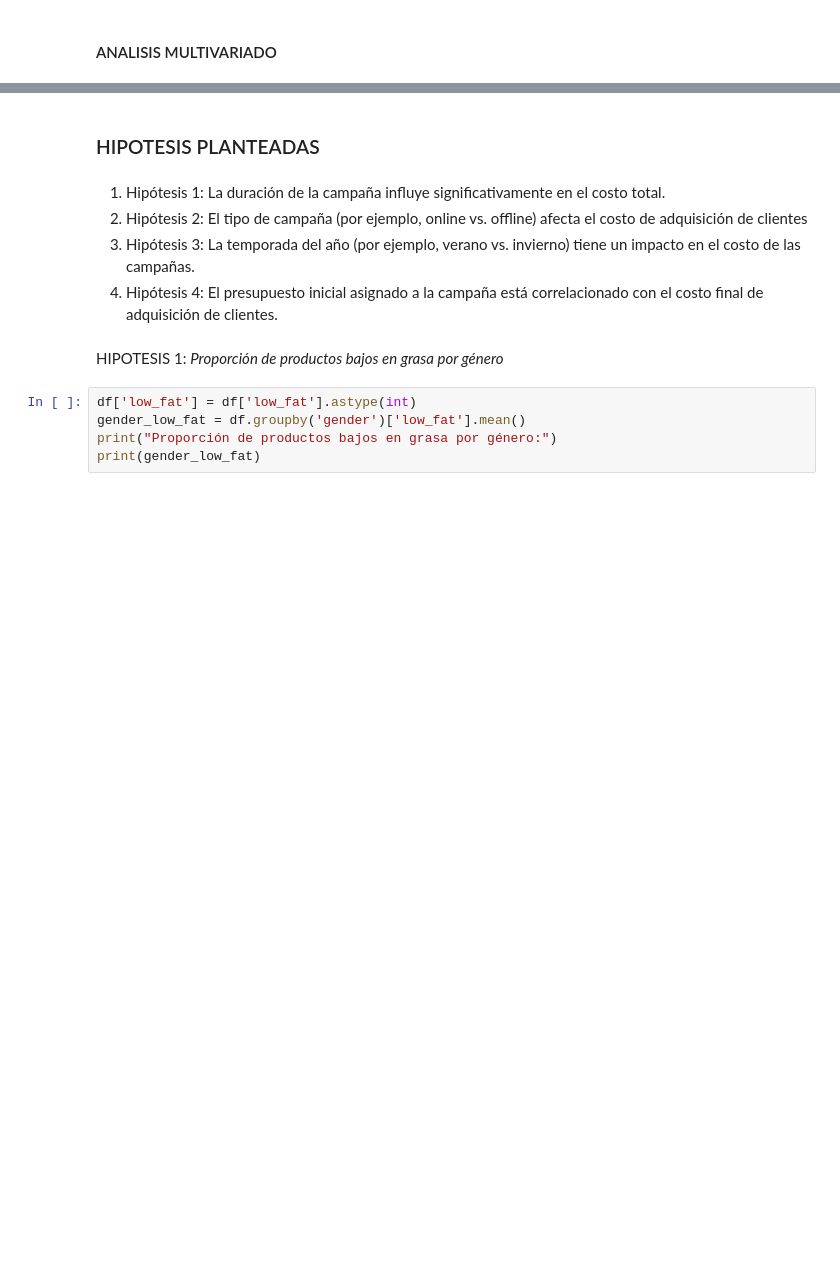
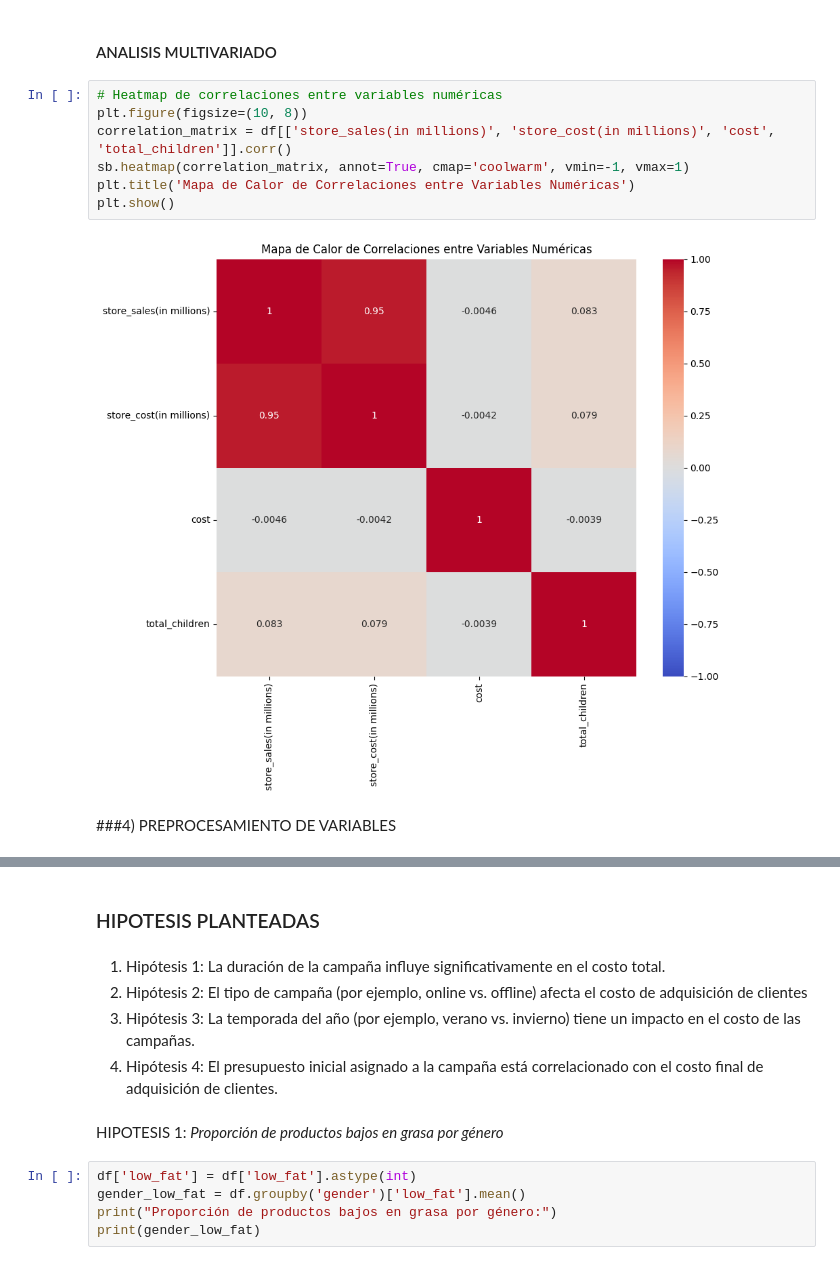
Before and after one commit to Apolo073/CODER_Cienciadedatos, a Jupyter notebook: Comportamiento_Compra+Stein_2.ipynb, the cells around one changed output, grey strips where cells are left out. Drawn from its saved outputs; the diff is of its cells as text; blank space fills up the shorter version.

```diff
--- a/Comportamiento_Compra+Stein_2.ipynb
+++ b/Comportamiento_Compra+Stein_2.ipynb
@@ -224,2 +299,13 @@ plt.show()
 # %% [markdown]
 #### ANALISIS MULTIVARIADO
+# %%
+# Heatmap de correlaciones entre variables numéricas
+plt.figure(figsize=(10, 8))
+correlation_matrix = df[['store_sales(in millions)', 'store_cost(in millions)', 'cost', 'total_children']].corr()
+sb.heatmap(correlation_matrix, annot=True, cmap='coolwarm', vmin=-1, vmax=1)
+plt.title('Mapa de Calor de Correlaciones entre Variables Numéricas')
+plt.show()
+# %% [output]
+[figure, added]
+# %% [markdown]
+###4) PREPROCESAMIENTO DE VARIABLES
```
Also changed, not shown: parts of 8 cells of this notebook.
